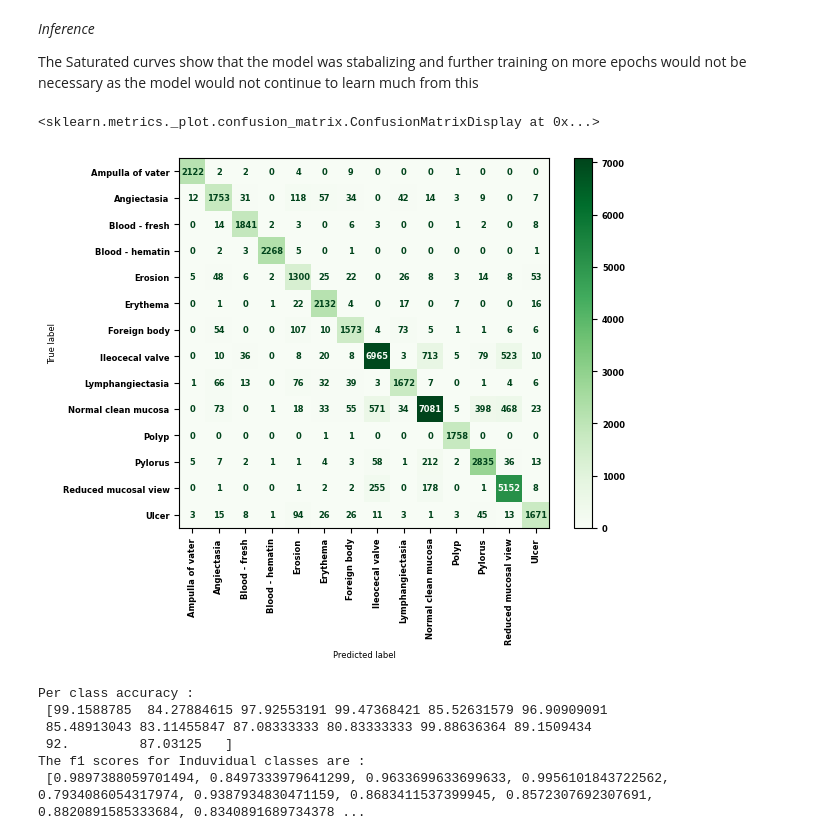
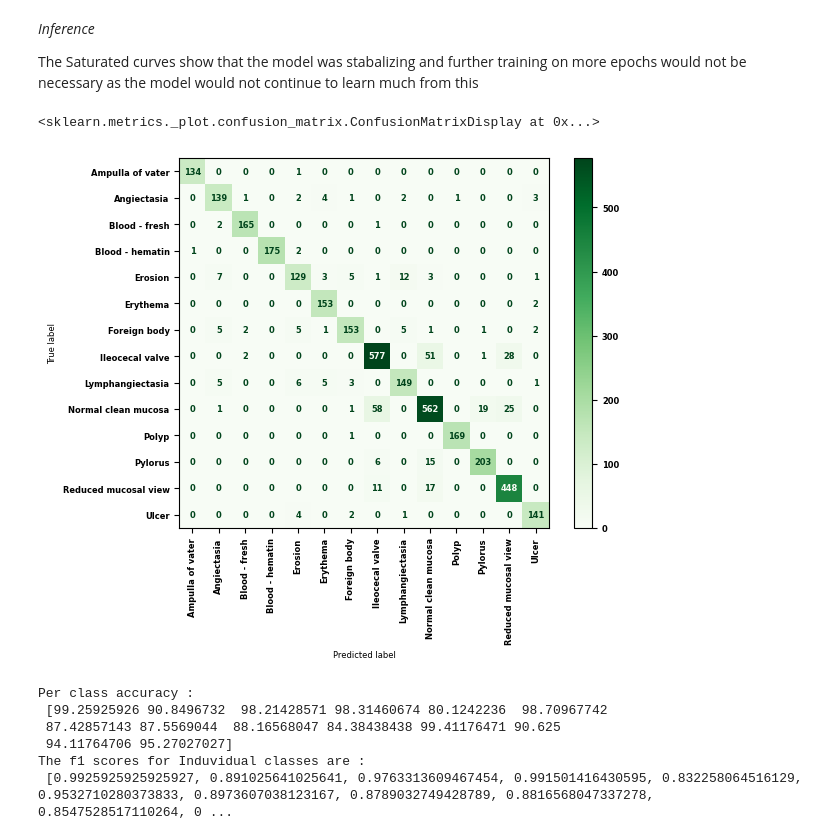
Before and after one commit to Divya-Swaroopini/kvasir-capsule-ML-prediction, a Jupyter notebook: train.ipynb, the cells around one changed output. Saved outputs shown, nothing was run; the diff lists cells and outputs as text; code cells hidden in the pictures.

Commit message:
Fixed model testing. Final Edit.

```diff
--- a/train.ipynb
+++ b/train.ipynb
@@ -57,9 +57,9 @@ data = datasets.ImageFolder(path, transform=transform_general)
 #80% of the full dataset is used for training
 train_len = int(len(data)*0.8)
 trainData, remaining = random_split(data, [train_len, len(data) - train_len])
-#Evenly splitting the remaining data for validation and testing
-val_len = int(len(remaining)*0.5)
-valData, testData = random_split(remaining, [val_len, len(remaining) - val_len])
+#testing data will comprise of 80% of the remaining data
+test_len = int(len(remaining)*0.8)
+testData, valData = random_split(remaining, [test_len, len(remaining) - test_len])
 
 #Printing Sizes of Each split up dataset
 print("Train set : ", len(trainData))
@@ -370,6 +372,6 @@ def train_validate_test_model(e, train, test, val, model, optimizer):
 # %%
 #Calling the training function and checking time taken for computation
 t0 = time.time()
-train_losses, train_accuracy, test_losses, test_accuracy, val_losses, val_accuracy, conf_matrix_val, conf_matrix_test = train_validate_test_model(20, train, test, val, model, optimizer)
+model, train_losses, train_accuracy, val_losses, val_accuracy, conf_matrix_val = train_validate_model(20, train, val, model, optimizer, lossCriteria)
 time_elapsed = time.time() - t0
 # %% [output]
@@ -403,0 +405,6 @@ plot_acc_curve(train_accuracy, val_accuracy)
+# %%
+#Testing Model
+print("Model Training results : ")
+test_loss, test_accuracy, conf_mat_test = testing_model(test, model)
+print("Overall Loss : ", test_loss)
+print("Overall Test Accuracy : ", test_accuracy)
@@ -439,26 +465,26 @@ def per_class_accuracies(conf_mat):
   return class_accuracy
 # %%
 #Display Confusion matrix with final results
-disp = ConfusionMatrixDisplay(confusion_matrix=conf_matrix_test, display_labels=classes)
+disp = ConfusionMatrixDisplay(confusion_matrix=conf_mat_test, display_labels=classes)
 disp.plot(cmap='Greens', xticks_rotation="vertical", )
 # %% [output]
 <sklearn.metrics._plot.confusion_matrix.ConfusionMatrixDisplay at 0x...>
-[figure, old version]
+[figure, new version]
 # %%
 #Alternative Metrics to determine models performance
-class_accuracies = per_class_accuracies(conf_matrix_val)
+class_accuracies = per_class_accuracies(conf_mat_test)
 
 f1Scores = []
 for i in range(len(classes)-1):
-    f1Scores.append(get_f1_score(conf_matrix_test, i))
+    f1Scores.append(get_f1_score(conf_mat_test, i))
 print("The f1 scores for Induvidual classes are :\n", f1Scores)
 # %% [output]
 Per class accuracy :
- [99.1588785  84.27884615 97.92553191 99.47368421 85.52631579 96.90909091
- 85.48913043 83.11455847 87.08333333 80.83333333 99.88636364 89.1509434
- 92.         87.03125   ]
+ [99.25925926 90.8496732  98.21428571 98.31460674 80.1242236  98.70967742
+ 87.42857143 87.5569044  88.16568047 84.38438438 99.41176471 90.625
+ 94.11764706 95.27027027]
 The f1 scores for Induvidual classes are :
- [0.9897388059701494, 0.8497333979641299, 0.9633699633699633, 0.9956101843722562, 0.7934086054317974, 0.9387934830471159, 0.8683411537399945, 0.8572307692307691, 0.8820891585333684, 0.8340891689734378 ...
+ [0.9925925925925927, 0.891025641025641, 0.9763313609467454, 0.991501416430595, 0.832258064516129, 0.9532710280373833, 0.8973607038123167, 0.8789032749428789, 0.8816568047337278, 0.8547528517110264, 0 ...
 # %%
 #Metrics View
 headers = ['Class', 'Accuracy', 'F1 Score']
```
Also changed, not shown: parts of 10 cells of this notebook, 3 other files.
